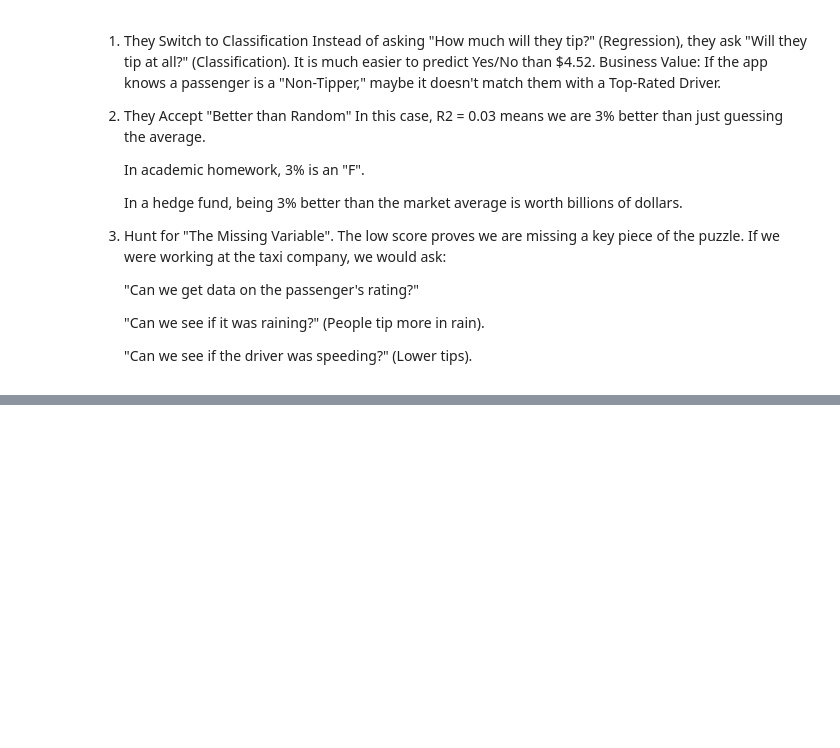
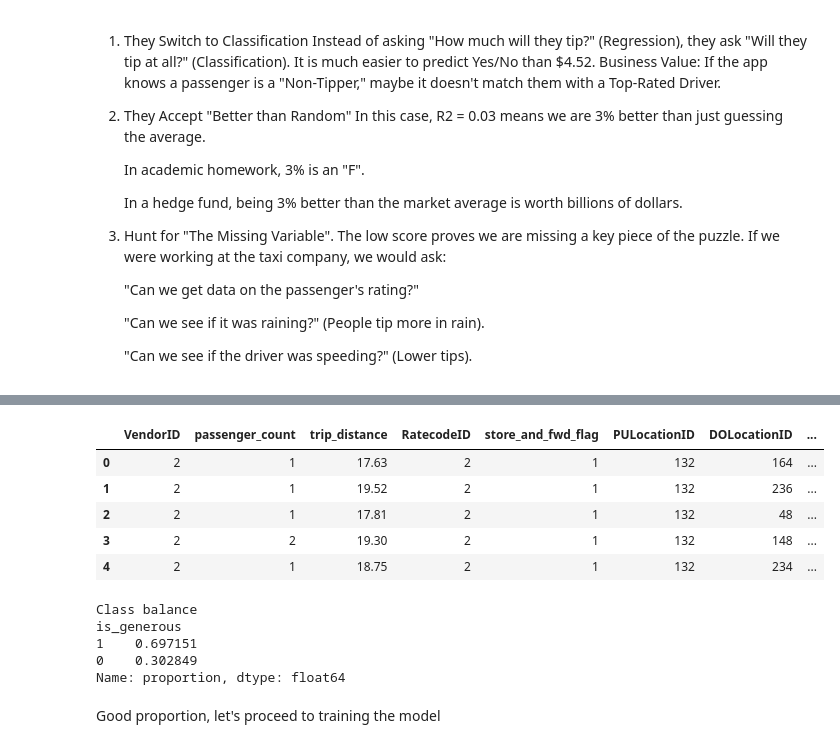
Before and after one commit to azharfachrezi/my-learning, a Jupyter notebook: Machine Learning/Supervised Learning/regression_trees.ipynb, the cells around one changed output, grey strips where cells are left out. Drawn from its saved outputs; the diff is of its cells as text; code cells hidden in the pictures; blank space fills up the shorter version.

```diff
--- a/Machine Learning/Supervised Learning/regression_trees.ipynb
+++ b/Machine Learning/Supervised Learning/regression_trees.ipynb
@@ -307,0 +321,32 @@ The result scores on both models are good, especially on Tree model. This proves
+# %%
+# Recall the raw data
+raw.head()
+# %% [output]
+|  | VendorID | passenger_count | trip_distance | RatecodeID | store_and_fwd_flag | PULocationID | DOLocationID | ... |
+| 0 | 2 | 1 | 17.63 | 2 | 1 | 132 | 164 | ... |
+| 1 | 2 | 1 | 19.52 | 2 | 1 | 132 | 236 | ... |
+| 2 | 2 | 1 | 17.81 | 2 | 1 | 132 | 48 | ... |
+| 3 | 2 | 2 | 19.30 | 2 | 1 | 132 | 148 | ... |
+| 4 | 2 | 1 | 18.75 | 2 | 1 | 132 | 234 | ... |
+# %%
+# Make a copy
+data = raw.copy()
+
+# --- Feature engineering ---
+# Create "Tip Percentage" column
+data['tip_pct'] = data['tip_amount'] / (data['fare_amount'] + 0.00001) * 100
+
+# Create the tip category column
+data['is_generous'] = (data['tip_pct'] >= 20).astype(int)
+
+# Check the balance
+print("Class balance")
+print(data['is_generous'].value_counts(normalize=True))
+# %% [output]
+Class balance
+is_generous
+1    0.697151
+0    0.302849
+Name: proportion, dtype: float64
+# %% [markdown]
+Good proportion, let's proceed to training the model
```
Also changed, not shown: parts of 9 cells of this notebook.
